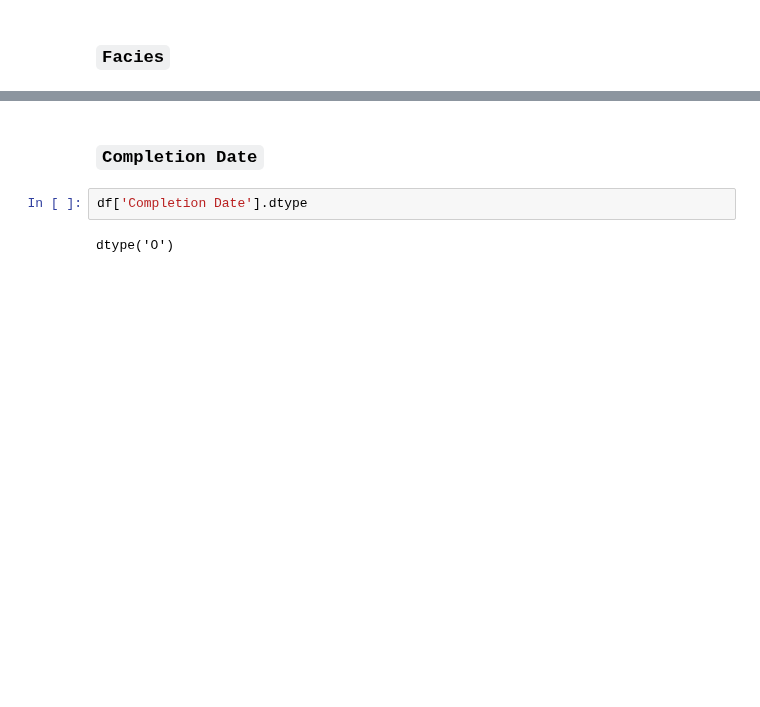
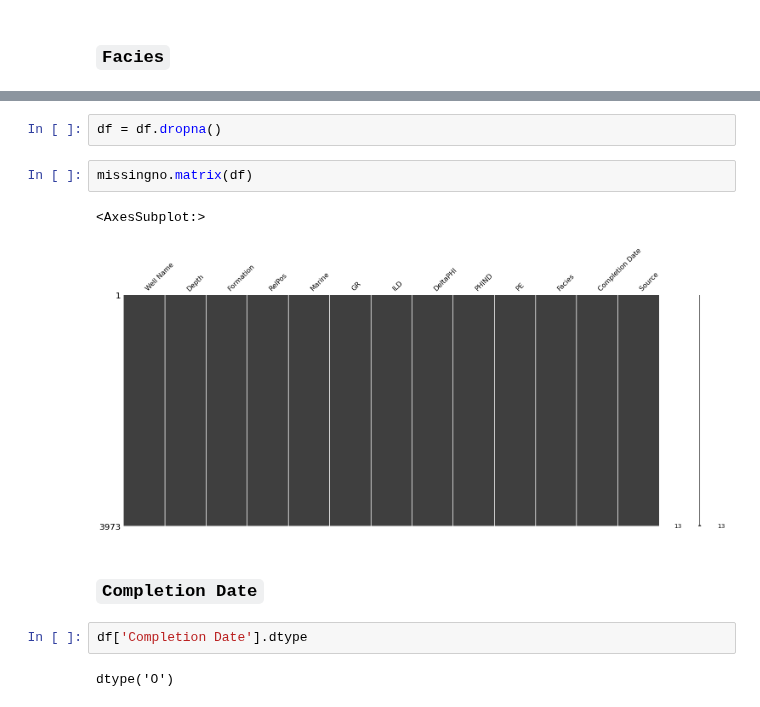
Before and after one commit to agilescientific/geocomputing, a Jupyter notebook: dev/Cleaning_panoma.ipynb, the cells around one changed output, grey strips where cells are left out. Drawn from its saved outputs; the diff is of its cells as text; blank space fills up the shorter version.

```diff
--- a/dev/Cleaning_panoma.ipynb
+++ b/dev/Cleaning_panoma.ipynb
@@ -279,3 +376,10 @@ Still need to decide what to do here. I had it as changing the series to a `cate
+# %%
+df = df.dropna()
+# %%
+missingno.matrix(df)
+# %% [output]
+<AxesSubplot:>
+[figure, added]
 # %% [markdown]
 ### `Completion Date`
 # %%
```
Also changed, not shown: parts of 36 cells of this notebook.
